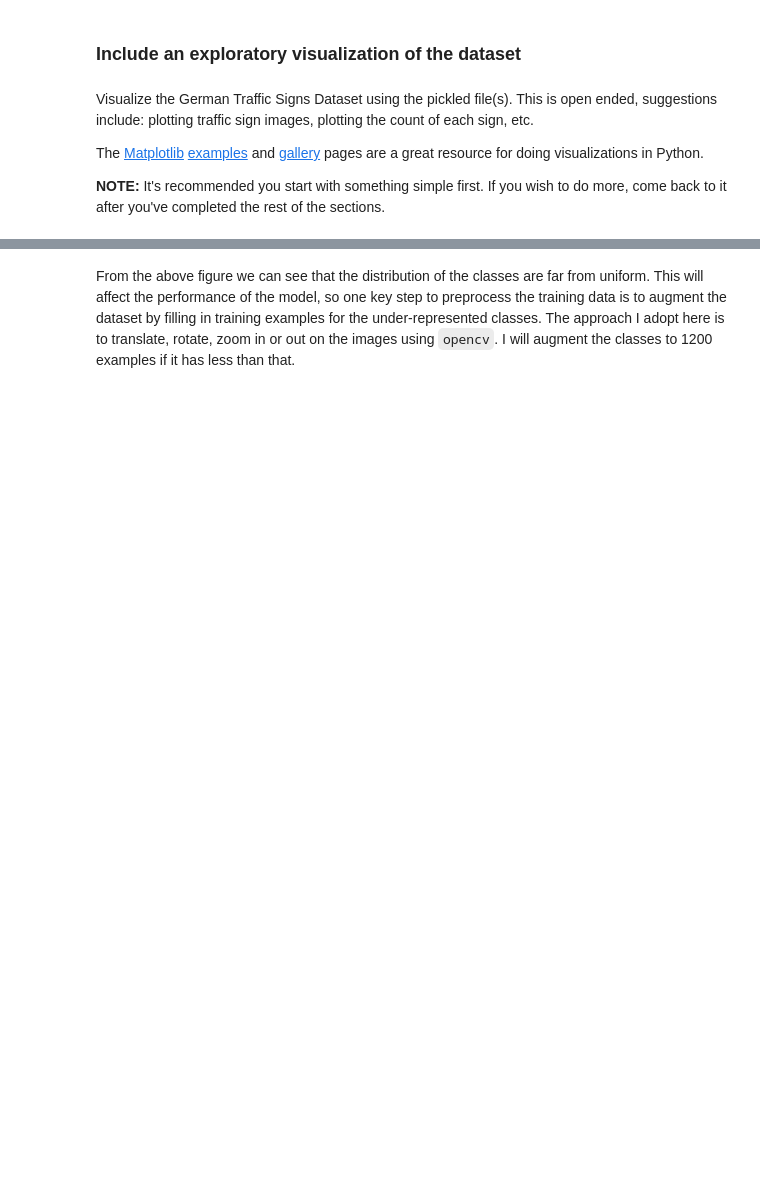
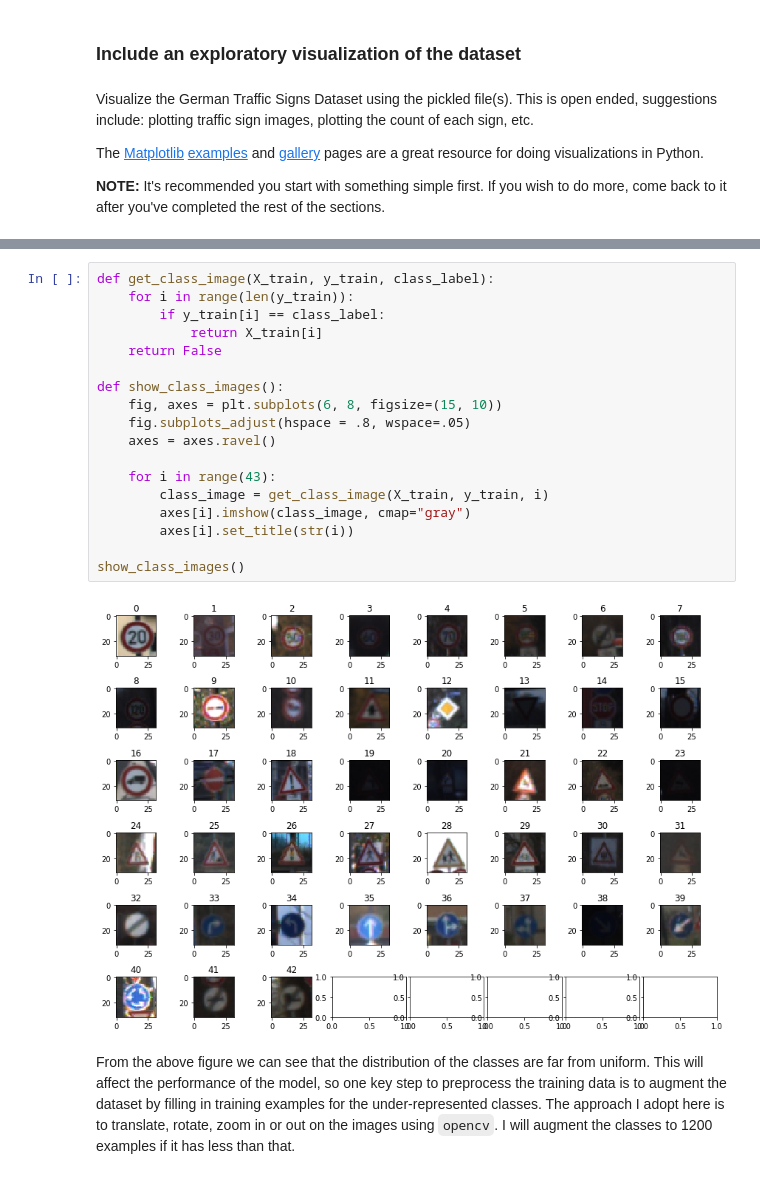
Before and after one commit to logancyang/traffic-sign-classifier, a Jupyter notebook: Traffic_Sign_Classifier.ipynb, the cells around one changed output, grey strips where cells are left out. Saved outputs shown, nothing was run; the diff lists cells and outputs as text; blank space fills up the shorter version.

```diff
--- a/Traffic_Sign_Classifier.ipynb
+++ b/Traffic_Sign_Classifier.ipynb
@@ -137,3 +143,23 @@ plt.show()
+# %%
+def get_class_image(X_train, y_train, class_label):
+    for i in range(len(y_train)):
+        if y_train[i] == class_label:
+            return X_train[i]
+    return False
+
+def show_class_images():
+    fig, axes = plt.subplots(6, 8, figsize=(15, 10))
+    fig.subplots_adjust(hspace = .8, wspace=.05)
+    axes = axes.ravel()
+
+    for i in range(43):
+        class_image = get_class_image(X_train, y_train, i)
+        axes[i].imshow(class_image, cmap="gray")
+        axes[i].set_title(str(i))
+
+show_class_images()
+# %% [output]
+[figure, added]
 # %% [markdown]
 From the above figure we can see that the distribution of the classes are far from uniform. This will affect the performance of the model, so one key step to preprocess the training data is to augment the dataset by filling in training examples for the under-represented classes. The approach I adopt here is to translate, rotate, zoom in or out on the images using `opencv`. I will augment the classes to 1200 examples if it has less than that.
 # %%
```
Also changed, not shown: parts of 31 cells of this notebook, 26 other files.
